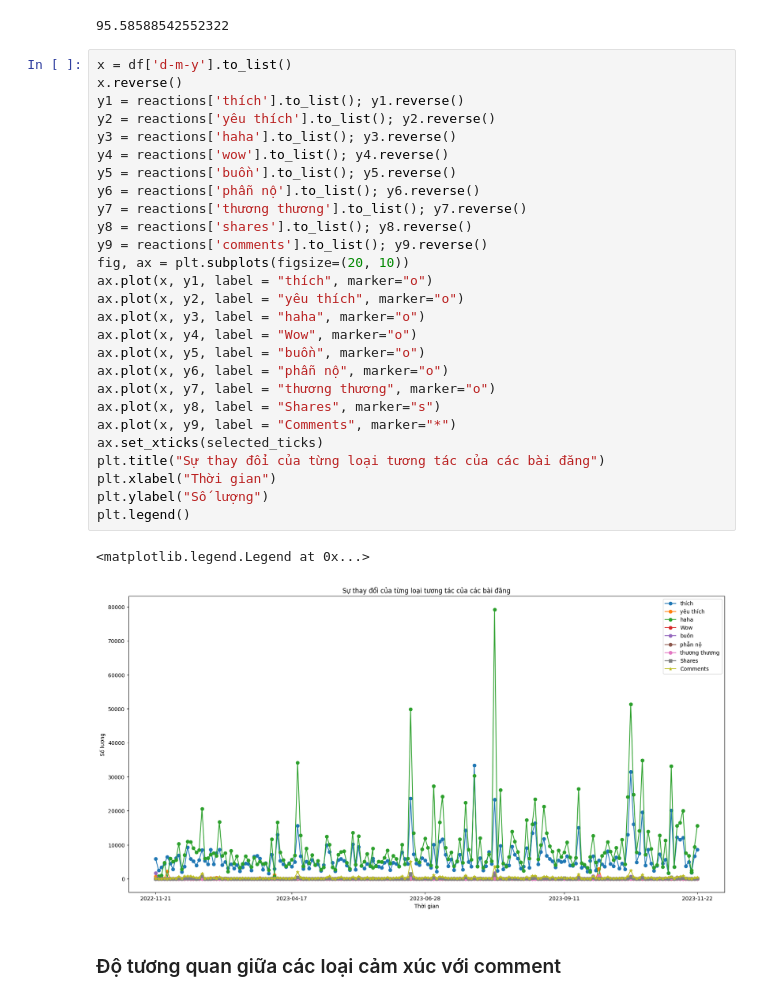
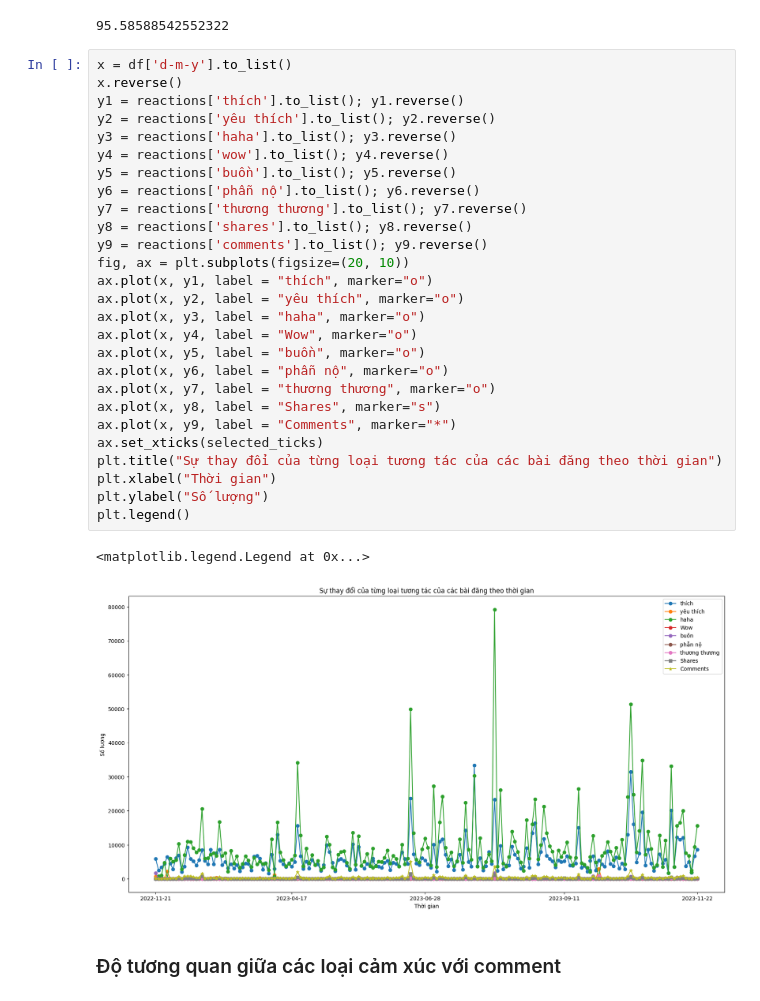
Before and after one commit to nqtuan2553/final-project, a Jupyter notebook: 3.Reaction_analyze.ipynb, the cells around one changed output. Drawn from its saved outputs; the diff is of its cells as text.

```diff
--- a/3.Reaction_analyze.ipynb
+++ b/3.Reaction_analyze.ipynb
@@ -357,33 +357,33 @@ d = reactions.sum()
 # %%
 x = df['d-m-y'].to_list()
 x.reverse()
 y1 = reactions['thích'].to_list(); y1.reverse()
 y2 = reactions['yêu thích'].to_list(); y2.reverse()
 y3 = reactions['haha'].to_list(); y3.reverse()
 y4 = reactions['wow'].to_list(); y4.reverse()
 y5 = reactions['buồn'].to_list(); y5.reverse()
 y6 = reactions['phẫn nộ'].to_list(); y6.reverse()
 y7 = reactions['thương thương'].to_list(); y7.reverse()
 y8 = reactions['shares'].to_list(); y8.reverse()
 y9 = reactions['comments'].to_list(); y9.reverse()
 fig, ax = plt.subplots(figsize=(20, 10))
 ax.plot(x, y1, label = "thích", marker="o")
 ax.plot(x, y2, label = "yêu thích", marker="o")
 ax.plot(x, y3, label = "haha", marker="o")
 ax.plot(x, y4, label = "Wow", marker="o")
 ax.plot(x, y5, label = "buồn", marker="o")
 ax.plot(x, y6, label = "phẫn nộ", marker="o")
 ax.plot(x, y7, label = "thương thương", marker="o")
 ax.plot(x, y8, label = "Shares", marker="s")
 ax.plot(x, y9, label = "Comments", marker="*")
 ax.set_xticks(selected_ticks)
-plt.title("Sự thay đổi của từng loại tương tác của các bài đăng")
+plt.title("Sự thay đổi của từng loại tương tác của các bài đăng theo thời gian")
 plt.xlabel("Thời gian")
 plt.ylabel("Số lượng")
 plt.legend()
 # %% [output]
 <matplotlib.legend.Legend at 0x...>
-[figure, old version]
+[figure, new version]
 # %% [markdown]
 ### Độ tương quan giữa các loại cảm xúc với comment
 # %%
```
Also changed, not shown: parts of 1 cell of this notebook.
